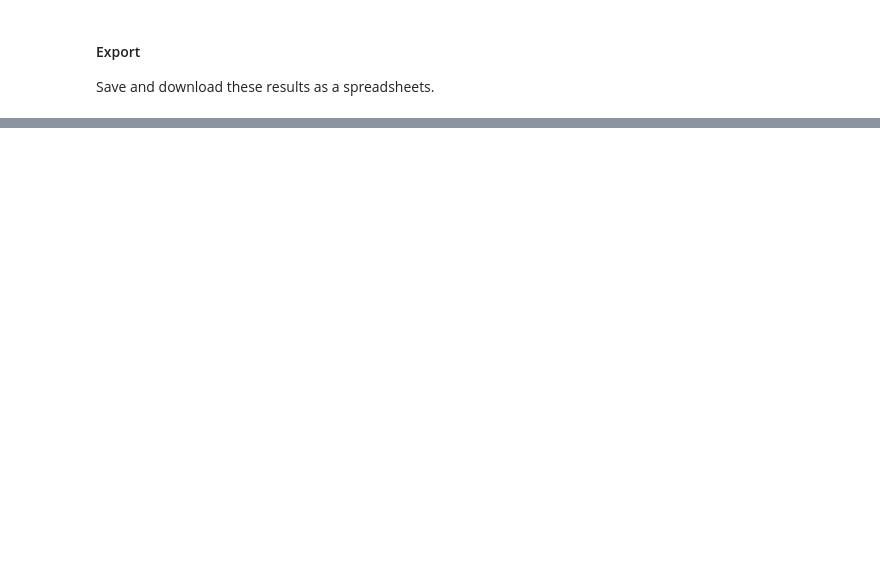
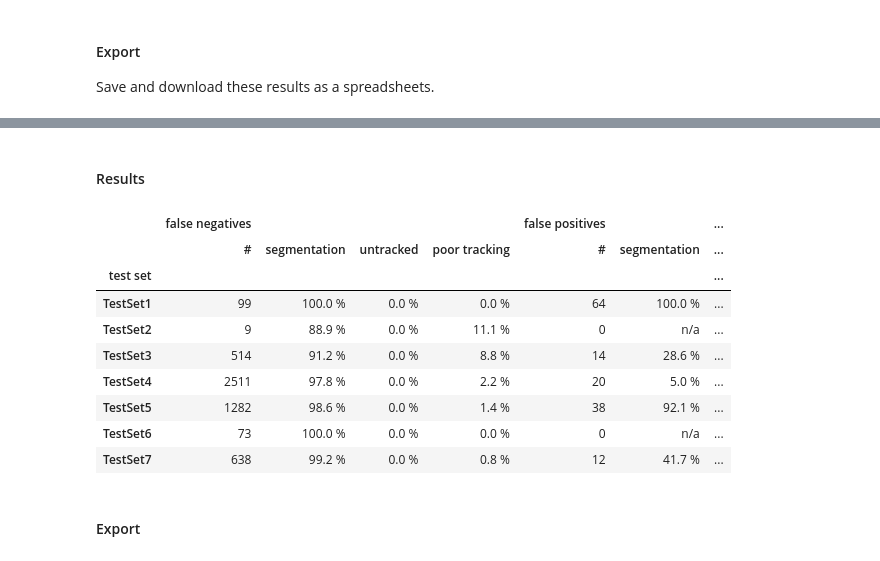
Before and after one commit to ymzayek/yeastcells-detection-maskrcnn, a Jupyter notebook: notebooks/evaluation_and_calibration.ipynb, the cells around one changed output, grey strips where cells are left out. Drawn from its saved outputs; the diff is of its cells as text; code cells hidden in the pictures; blank space fills up the shorter version.

```diff
--- a/notebooks/evaluation_and_calibration.ipynb
+++ b/notebooks/evaluation_and_calibration.ipynb
@@ -361,0 +402,51 @@ except ImportError:
+# %% [markdown]
+#### Results
+# %%
+tracking_results_table = tracking_acounting_results.pivot('test set', 'metric', 'value')
+
+fn = 'false negatives'
+fp = 'false positives'
+tracking_acounting = pd.DataFrame({
+    (fn, '#'): 0,
+    (fn, 'segmentation'): 100 * tracking_results_table['segmentation fn'] /
+                                tracking_results_table['fn'],
+    (fn, 'untracked'):    100 * tracking_results_table['untracked fn'] /
+                               tracking_results_table['fn'],
+    (fn, 'poor tracking'): 0,
+    (fp, '#'): 0,
+    (fp, 'segmentation'): 100 * tracking_results_table['segmentation fp'] /
+                                tracking_results_table['fp'],
+    (fp, 'poor tracking'): 0,
+
+}).round(3)
+
+tracking_acounting[(fn, 'poor tracking')] = 100 - tracking_acounting[fn].sum(1)
+tracking_acounting[(fp, 'poor tracking')] = 100 - tracking_acounting[fp].sum(1)
+tracking_acounting.loc[tracking_results_table['fp'] == 0, fp] = np.nan
+tracking_acounting.loc[tracking_results_table['fn'] == 0, fn] = np.nan
+tracking_acounting[(fn, '#')] = tracking_results_table['fn']
+tracking_acounting[(fp, '#')] = tracking_results_table['fp']
+
+tracking_acounting = tracking_acounting.style.bar(
+    subset = [x for x in tracking_acounting.columns if x[1] != '#'],
+    align='mid', color=['#d65f5f', '#5fba7d'], vmin=0, vmax=100).format(
+        lambda x: f'{x:3.1f} %' if x==x else 'n/a',
+        subset = [x for x in tracking_acounting.columns if x[1] != '#']
+    ).format(
+        lambda x: '{:3d}'.format(int(x)) if x==x else 'n/a',
+        subset = [x for x in tracking_acounting.columns if x[1] == '#']
+    ).set_properties(**{'text-align': 'center'})
+tracking_acounting
+# %% [output]
+|  | false negatives |  |  |  | false positives |  | ... |
+|  | # | segmentation | untracked | poor tracking | # | segmentation | ... |
+| test set |  |  |  |  |  |  | ... |
+| TestSet1 | 99 | 100.0 % | 0.0 % | 0.0 % | 64 | 100.0 % | ... |
+| TestSet2 | 9 | 88.9 % | 0.0 % | 11.1 % | 0 | n/a | ... |
+| TestSet3 | 514 | 91.2 % | 0.0 % | 8.8 % | 14 | 28.6 % | ... |
+| TestSet4 | 2511 | 97.8 % | 0.0 % | 2.2 % | 20 | 5.0 % | ... |
+| TestSet5 | 1282 | 98.6 % | 0.0 % | 1.4 % | 38 | 92.1 % | ... |
+| TestSet6 | 73 | 100.0 % | 0.0 % | 0.0 % | 0 | n/a | ... |
+| TestSet7 | 638 | 99.2 % | 0.0 % | 0.8 % | 12 | 41.7 % | ... |
+# %% [markdown]
+#### Export
```
Also changed, not shown: parts of 9 cells of this notebook.
